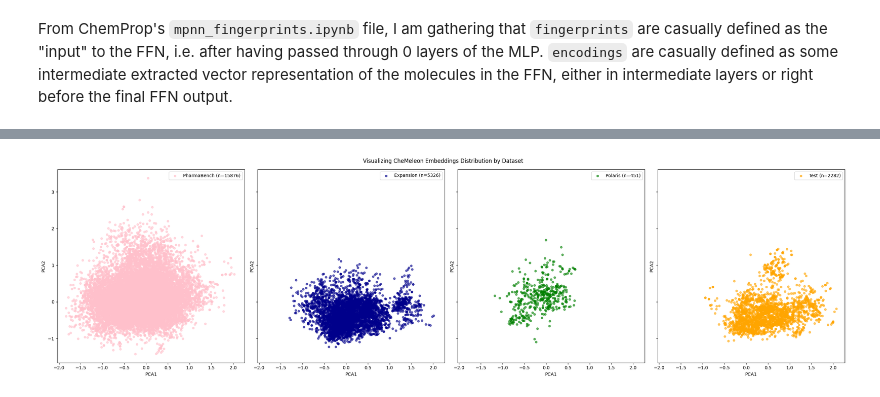
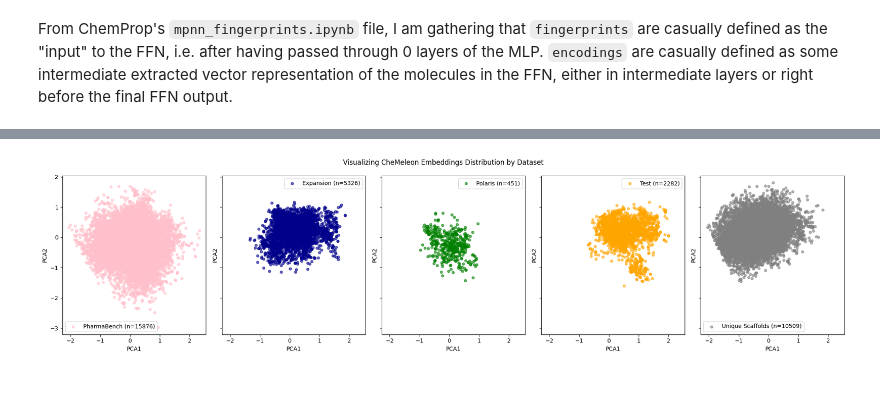
Before and after one commit to shrika-eddula/OpenADMET, a Jupyter notebook: data/data_cleaning/visualize_dataset.ipynb, the cells around one changed output, grey strips where cells are left out. Saved outputs shown, nothing was run; the diff lists cells and outputs as text; code cells hidden in the pictures.

Commit message:
Update data viz files

```diff
--- a/data/data_cleaning/visualize_dataset.ipynb
+++ b/data/data_cleaning/visualize_dataset.ipynb
@@ -131,8 +131,11 @@ from chemprop import data, featurizers, models
 with open("../../representations/datafiles/combined_data_with_chemeleon_fingerprints.pkl", "rb") as file:
     df = pickle.load(file)
 
-with open("../../representations/expansion_data_test_blinded_chemeleon_fingerprints.pkl", "rb") as file:
+with open("../../representations/datafiles/expansion_data_test_blinded_chemeleon_fingerprints.pkl", "rb") as file:
     df_test = pickle.load(file)
+
+with open("../../data/data_splitting/unique_scaffolds_chemeleon_fingerprints.pkl", "rb") as file:
+    df_scaffolds = pickle.load(file)
 # %%
 df_test.head()
 # %% [output]
@@ -150,5 +169,7 @@ df_test["Molecule Name"] = df_test.apply(lambda row: relabel_test_rows(row), axi
+# %%
+df_scaffolds["Molecule Name"] = f'SCAFFOLD-{df_scaffolds.index}'
 # %%
-df = pd.concat([df, df_test])
+df = pd.concat([df, df_test, df_scaffolds])
 # %%
 fingerprints = df["CheMeleon Fingerprint"]
 
@@ -176,13 +197,15 @@ expansion = df["Molecule Name"].str[:2] == "E-"
 polaris = df["Molecule Name"].str[:2] == "AS"
 pharmabench = df["Molecule Name"].str[:2] == "PB"
 test = df["Molecule Name"].str[:2] == "TE"
+scaffolds = df["Molecule Name"].str[:2] == "SC"
 
 # Color mapping for each dataset
 colors = {
     "Expansion": "darkblue",
     "Polaris": "green",
     "PharmaBench": "pink",
-    "Test": "orange"
+    "Test": "orange",
+    "Unique Scaffolds": "gray",
 }
 
 fig = plt.figure(figsize=(10, 8))
@@ -199,6 +222,8 @@ ax.scatter(principalComponents[expansion, 0], principalComponents[expansion, 1],
            c=colors["Expansion"], label=f"Expansion (n={expansion.sum()})", alpha=0.6, s=20)
 ax.scatter(principalComponents[test, 0], principalComponents[test, 1],
            c=colors["Test"], label=f"Test (n={test.sum()})", alpha=0.6, s=20)
+ax.scatter(principalComponents[scaffolds, 0], principalComponents[scaffolds, 1],
+           c=colors["Unique Scaffolds"], label=f"Unique Scaffolds (n={scaffolds.sum()})", alpha=0.6, s=20)
 
 
 ax.legend()
@@ -229,5 +234,5 @@ plt.show()
 # %%
-fig, axes = plt.subplots(1, 4, figsize=(25,7), sharex=True, sharey=True)
+fig, axes = plt.subplots(1, 5, figsize=(20,5), sharex=True, sharey=True)
 
 fig.suptitle("Visualizing CheMeleon Embeddings Distribution by Dataset")
 
@@ -245,31 +250,37 @@ i = 0
 # axes[i].legend()
 
 # i = 1
 axes[i].scatter(principalComponents[pharmabench, 0], principalComponents[pharmabench, 1],
            c=colors["PharmaBench"], label=f"PharmaBench (n={pharmabench.sum()})", alpha=0.6, s=20)
 axes[i].set_xlabel('PCA1'); axes[i].set_ylabel('PCA2')
 axes[i].legend()
 
 i = 1
 axes[i].scatter(principalComponents[expansion, 0], principalComponents[expansion, 1],
            c=colors["Expansion"], label=f"Expansion (n={expansion.sum()})", alpha=0.6, s=20)
 axes[i].set_xlabel('PCA1'); axes[i].set_ylabel('PCA2')
 axes[i].legend()
 
 i = 2
 axes[i].scatter(principalComponents[polaris, 0], principalComponents[polaris, 1],
            c=colors["Polaris"], label=f"Polaris (n={polaris.sum()})", alpha=0.6, s=20)
 axes[i].set_xlabel('PCA1'); axes[i].set_ylabel('PCA2')
 axes[i].legend()
 
 i = 3
 axes[i].scatter(principalComponents[test, 0], principalComponents[test, 1],
            c=colors["Test"], label=f"Test (n={test.sum()})", alpha=0.6, s=20)
 axes[i].set_xlabel('PCA1'); axes[i].set_ylabel('PCA2')
 axes[i].legend()
 
+i = 4
+axes[i].scatter(principalComponents[scaffolds, 0], principalComponents[scaffolds, 1],
+           c=colors["Unique Scaffolds"], label=f"Unique Scaffolds (n={scaffolds.sum()})", alpha=0.6, s=20)
+axes[i].set_xlabel('PCA1'); axes[i].set_ylabel('PCA2')
+axes[i].legend()
+
 # fig.legend()
 plt.tight_layout()
 plt.show()
 # %% [output]
-[figure, old version]
+[figure, new version]
```
Also changed, not shown: parts of 4 cells of this notebook, 7 other files.
